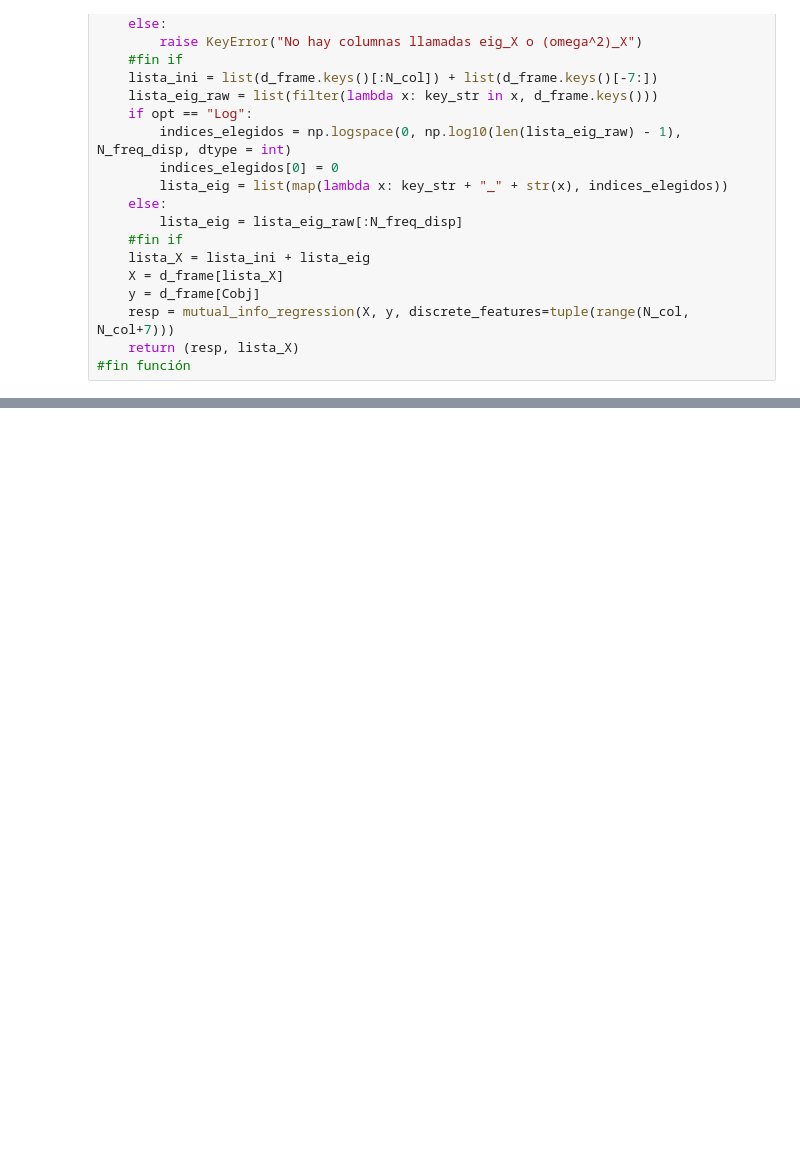
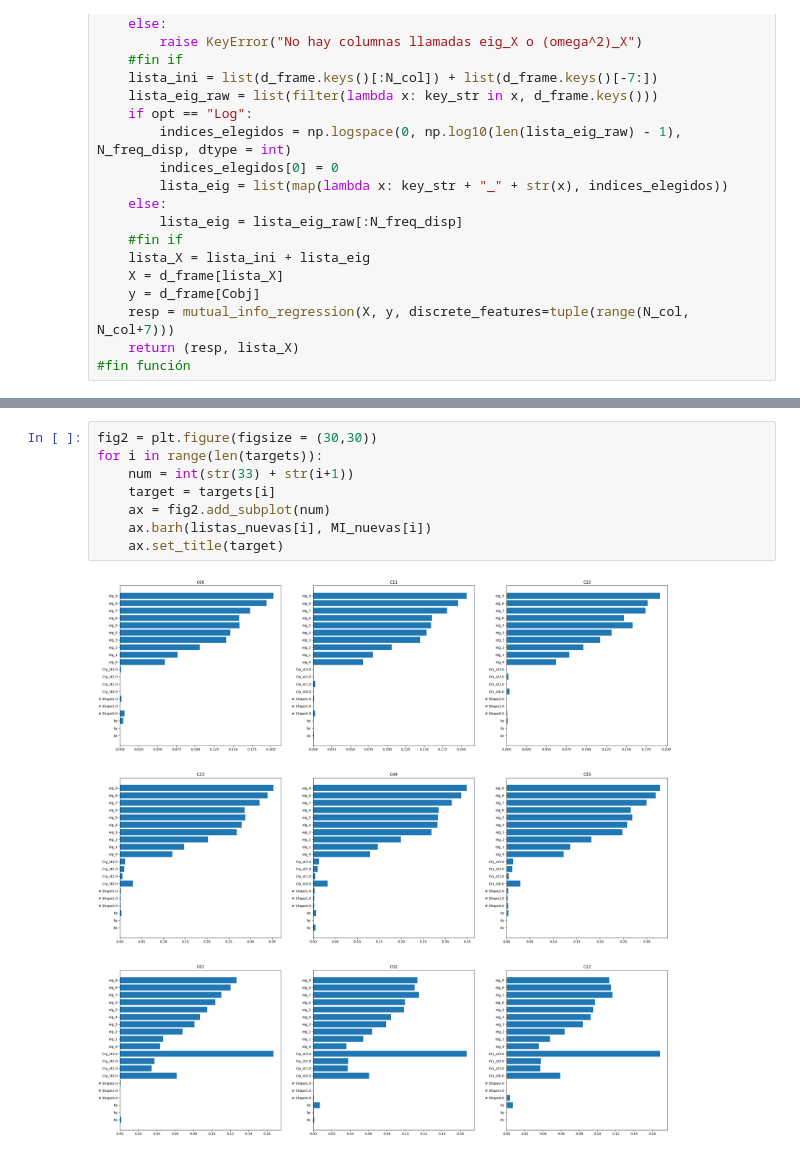
Before and after one commit to jacubillos10/RUSpectroscopy_Tools, a Jupyter notebook: output_data/mutual_info.ipynb, the cells around one changed output, grey strips where cells are left out. Cells and saved outputs as stored; diff of their text form; blank space fills up the shorter version.

```diff
--- a/output_data/mutual_info.ipynb
+++ b/output_data/mutual_info.ipynb
@@ -135,0 +126,10 @@ Text(0.5, 1.0, 'C00')
+# %%
+fig2 = plt.figure(figsize = (30,30))
+for i in range(len(targets)):
+    num = int(str(33) + str(i+1))
+    target = targets[i]
+    ax = fig2.add_subplot(num)
+    ax.barh(listas_nuevas[i], MI_nuevas[i])
+    ax.set_title(target)
+# %% [output]
+[figure, added]
```
Also changed, not shown: parts of 9 cells of this notebook, 1 other file.
